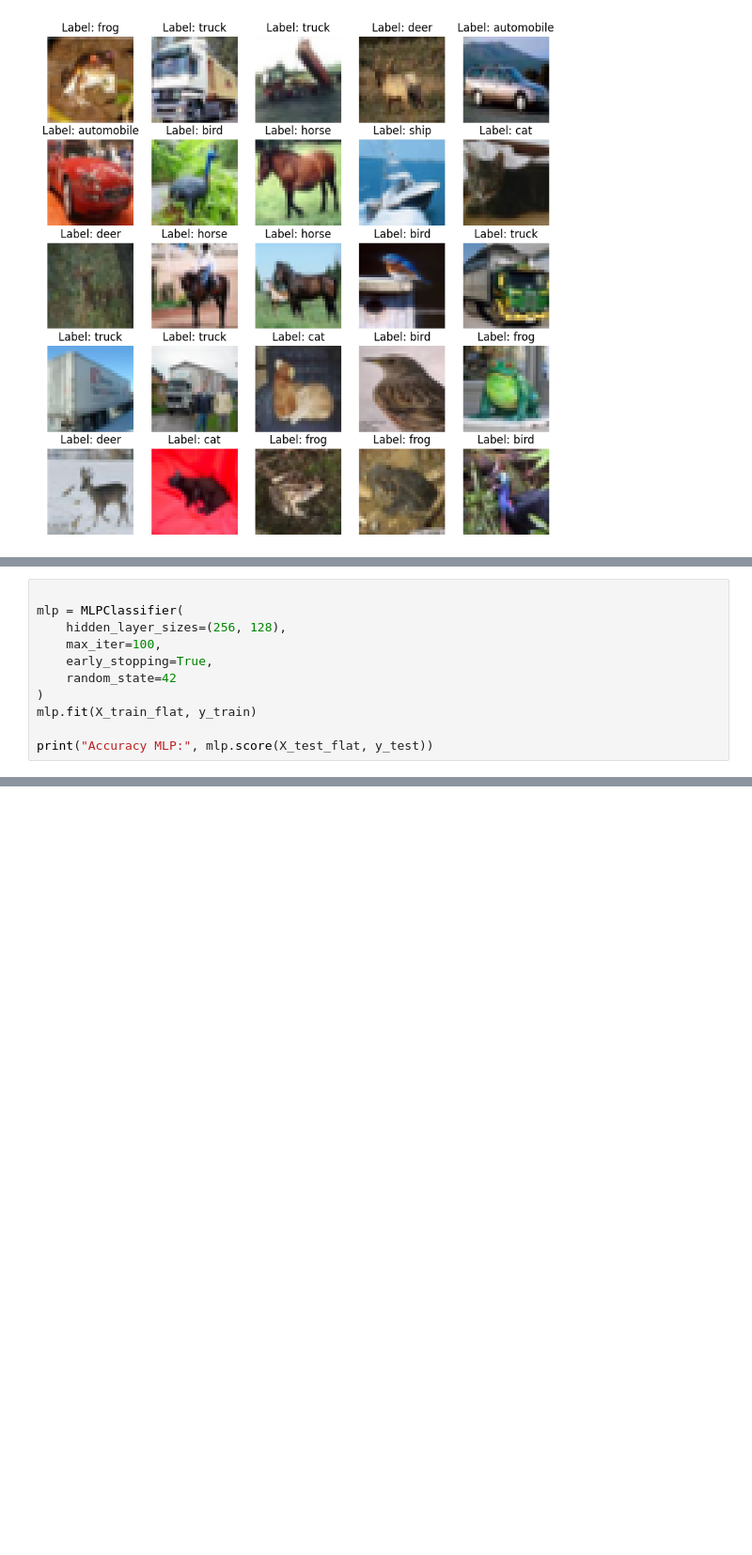
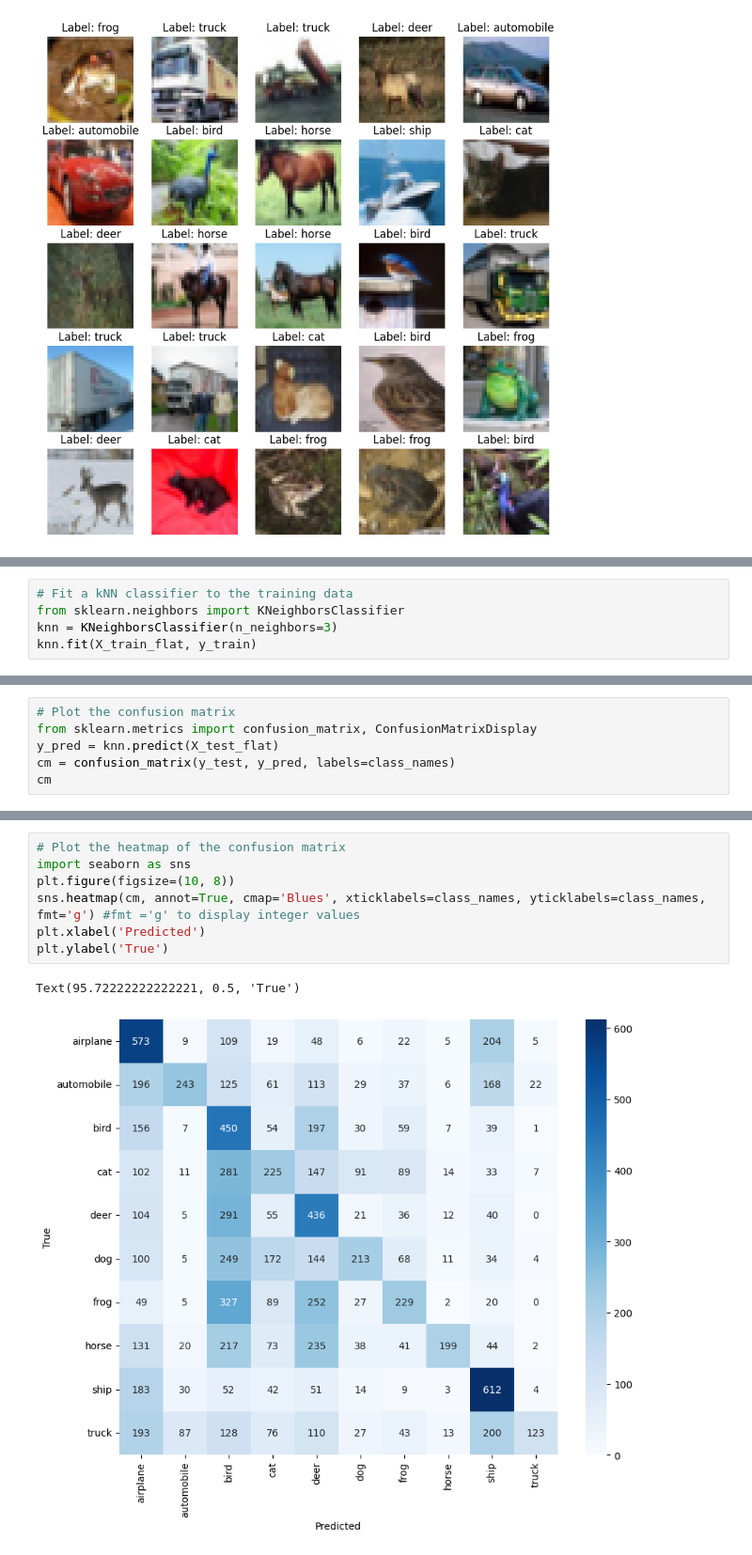
Before and after one commit to eugeniomorocho/ComputerVision, a Jupyter notebook: UC.01 Foundations of CV & Convolutions/A. Image classification with a kNN.ipynb, the cells around one changed output, grey strips where cells are left out. Shown at 94% size. Saved outputs shown, nothing was run; the diff lists cells and outputs as text; blank space fills up the shorter version.

Commit message:
Update Image Classification with kNN

```diff
--- a/UC.01 Foundations of CV & Convolutions/A. Image classification with a kNN.ipynb
+++ b/UC.01 Foundations of CV & Convolutions/A. Image classification with a kNN.ipynb
@@ -43,11 +88,0 @@ X_test_flat = X_test.reshape(len(X_test), -1)
-# %%
-
-mlp = MLPClassifier(
-    hidden_layer_sizes=(256, 128),
-    max_iter=100,
-    early_stopping=True,
-    random_state=42
-)
-mlp.fit(X_train_flat, y_train)
-
-print("Accuracy MLP:", mlp.score(X_test_flat, y_test))
@@ -53,0 +99,5 @@ print("Accuracy MLP:", mlp.score(X_test_flat, y_test))
+# %%
+# Fit a kNN classifier to the training data
+from sklearn.neighbors import KNeighborsClassifier
+knn = KNeighborsClassifier(n_neighbors=3)
+knn.fit(X_train_flat, y_train)
@@ -53,0 +110,6 @@ print("Accuracy MLP:", mlp.score(X_test_flat, y_test))
+# %%
+# Plot the confusion matrix
+from sklearn.metrics import confusion_matrix, ConfusionMatrixDisplay
+y_pred = knn.predict(X_test_flat)
+cm = confusion_matrix(y_test, y_pred, labels=class_names)
+cm
@@ -53,0 +127,10 @@ print("Accuracy MLP:", mlp.score(X_test_flat, y_test))
+# %%
+# Plot the heatmap of the confusion matrix
+import seaborn as sns
+plt.figure(figsize=(10, 8))
+sns.heatmap(cm, annot=True, cmap='Blues', xticklabels=class_names, yticklabels=class_names, fmt='g') #fmt ='g' to display integer values
+plt.xlabel('Predicted')
+plt.ylabel('True')
+# %% [output]
+Text(95.72222222222221, 0.5, 'True')
+[figure, added]
```
Also changed, not shown: parts of 12 cells of this notebook.
